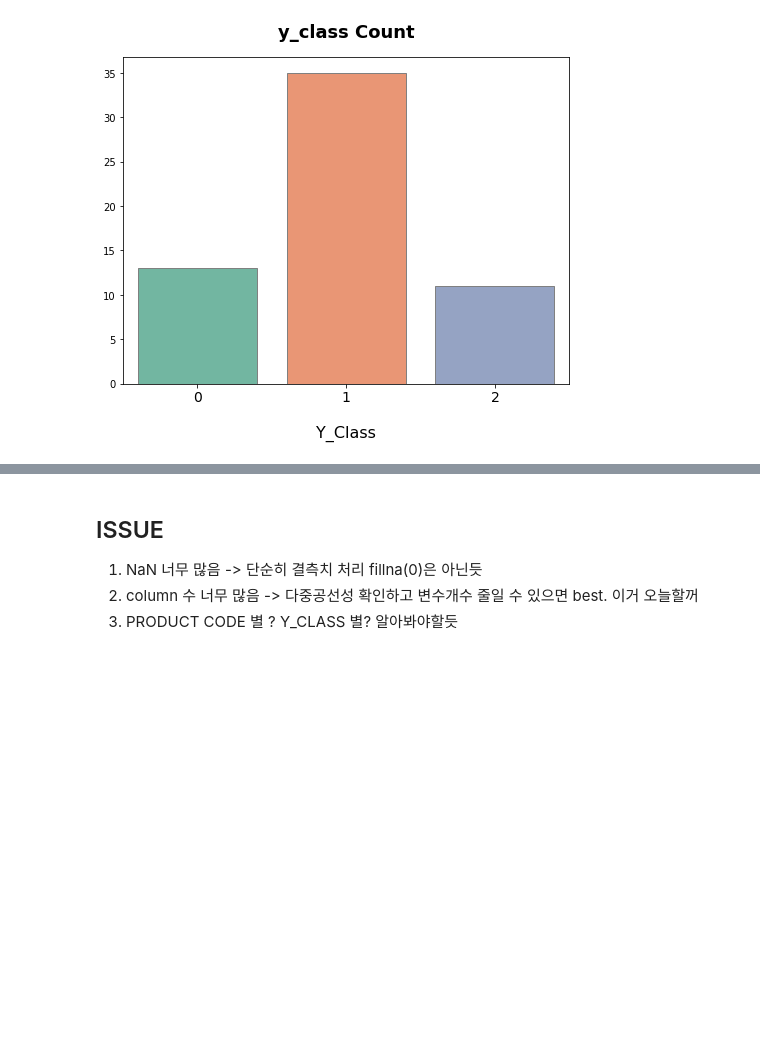
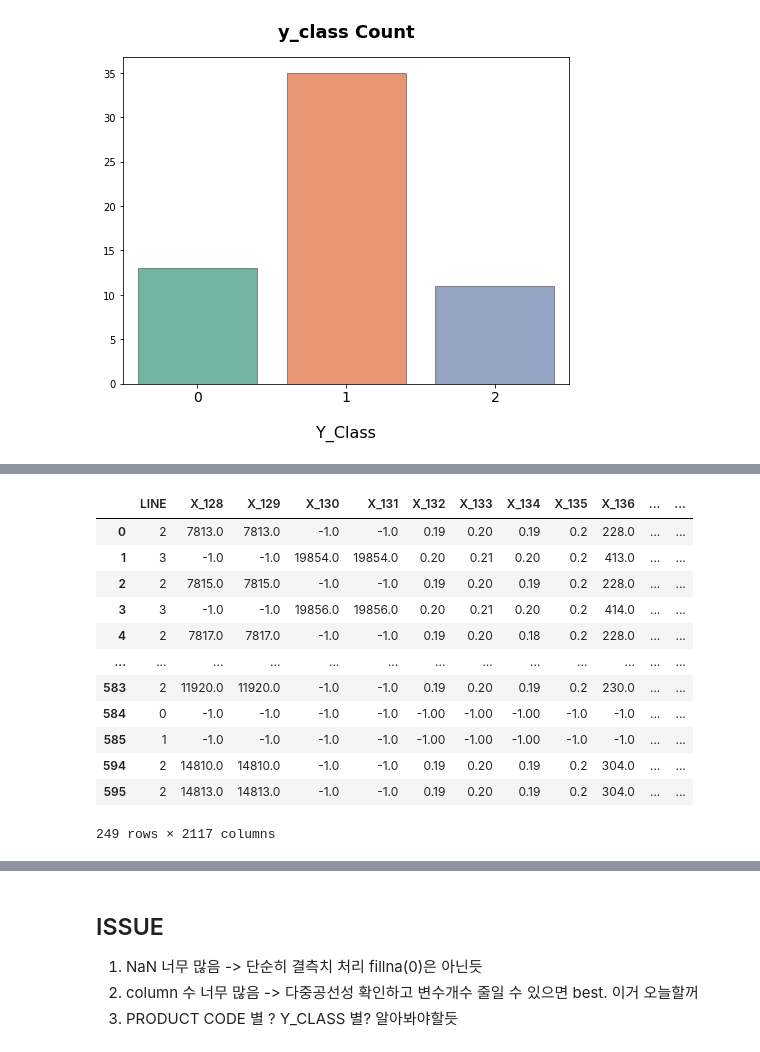
Before and after one commit to jjuhyeok/LG_Aimers2, a Jupyter notebook: EDA/배홍섭/EDA.ipynb, the cells around one changed output, grey strips where cells are left out. Saved outputs shown, nothing was run; the diff lists cells and outputs as text; code cells hidden in the pictures; blank space fills up the shorter version.

```diff
--- a/EDA/배홍섭/EDA.ipynb
+++ b/EDA/배홍섭/EDA.ipynb
@@ -334,0 +432,39 @@ plt.show()
+# %%
+#train_x 변수 생성
+trainA_31_x = trainA_31.drop(columns=['PRODUCT_ID','TIMESTAMP','PRODUCT_CODE','Y_Class','Y_Quality'])
+testA_31_x = testA_31.drop(columns=['PRODUCT_ID','TIMESTAMP','PRODUCT_CODE'])
+train_T_O_x = train_T_O.drop(columns=['PRODUCT_ID','TIMESTAMP','Y_Class','Y_Quality','PRODUCT_CODE'])
+test_T_O_x = test_T_O.drop(columns=['PRODUCT_ID','TIMESTAMP','PRODUCT_CODE'])
+# %%
+trainA_31_x=trainA_31_x.fillna(-1)
+testA_31_x=testA_31_x.fillna(-1)
+train_T_O_x=train_T_O_x.fillna(-1)
+test_T_O_x=test_T_O_x.fillna(-1)
+# %%
+from sklearn.preprocessing import LabelEncoder
+
+# qualitative to quantitative
+qual_col = ['LINE']
+for i in qual_col:
+    le = LabelEncoder()
+    le = le.fit(trainA_31_x[i])
+    trainA_31_x[i] = le.transform(trainA_31_x[i])
+
+    for label in np.unique(testA_31_x[i]):
+        if label not in le.classes_:
+            le.classes_ = np.append(le.classes_, label)
+    testA_31_x[i] = le.transform(testA_31_x[i])
+print('Done.')
+
+# qualitative to quantitative
+qual_col = ['LINE']
+for i in qual_col:
+    le = LabelEncoder()
+    le = le.fit(train_T_O_x[i])
+    train_T_O_x[i] = le.transform(train_T_O_x[i])
+
+    for label in np.unique(test_T_O_x[i]):
+        if label not in le.classes_:
+            le.classes_ = np.append(le.classes_, label)
+    test_T_O_x[i] = le.transform(test_T_O_x[i])
+print('Done.')
@@ -334,0 +497,16 @@ plt.show()
+# %%
+trainA_31_x
+# %% [output]
+|  | LINE | X_128 | X_129 | X_130 | X_131 | X_132 | X_133 | X_134 | X_135 | X_136 | ... | ... |
+| 0 | 2 | 7813.0 | 7813.0 | -1.0 | -1.0 | 0.19 | 0.20 | 0.19 | 0.2 | 228.0 | ... | ... |
+| 1 | 3 | -1.0 | -1.0 | 19854.0 | 19854.0 | 0.20 | 0.21 | 0.20 | 0.2 | 413.0 | ... | ... |
+| 2 | 2 | 7815.0 | 7815.0 | -1.0 | -1.0 | 0.19 | 0.20 | 0.19 | 0.2 | 228.0 | ... | ... |
+| 3 | 3 | -1.0 | -1.0 | 19856.0 | 19856.0 | 0.20 | 0.21 | 0.20 | 0.2 | 414.0 | ... | ... |
+| 4 | 2 | 7817.0 | 7817.0 | -1.0 | -1.0 | 0.19 | 0.20 | 0.18 | 0.2 | 228.0 | ... | ... |
+| ... | ... | ... | ... | ... | ... | ... | ... | ... | ... | ... | ... | ... |
+| 583 | 2 | 11920.0 | 11920.0 | -1.0 | -1.0 | 0.19 | 0.20 | 0.19 | 0.2 | 230.0 | ... | ... |
+| 584 | 0 | -1.0 | -1.0 | -1.0 | -1.0 | -1.00 | -1.00 | -1.00 | -1.0 | -1.0 | ... | ... |
+| 585 | 1 | -1.0 | -1.0 | -1.0 | -1.0 | -1.00 | -1.00 | -1.00 | -1.0 | -1.0 | ... | ... |
+| 594 | 2 | 14810.0 | 14810.0 | -1.0 | -1.0 | 0.19 | 0.20 | 0.19 | 0.2 | 304.0 | ... | ... |
+| 595 | 2 | 14813.0 | 14813.0 | -1.0 | -1.0 | 0.19 | 0.20 | 0.19 | 0.2 | 304.0 | ... | ... |
+249 rows × 2117 columns
```
Also changed, not shown: parts of 17 cells of this notebook.
